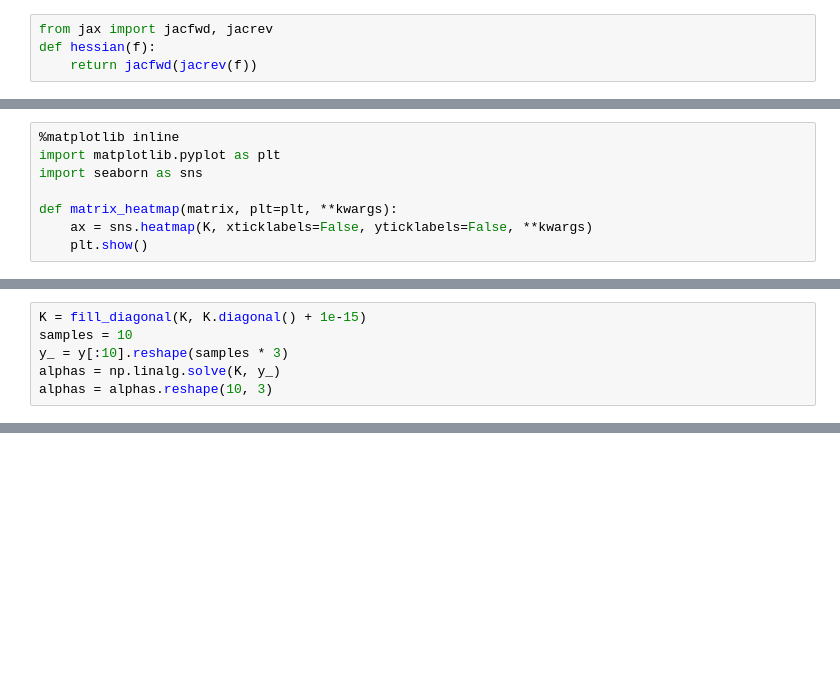
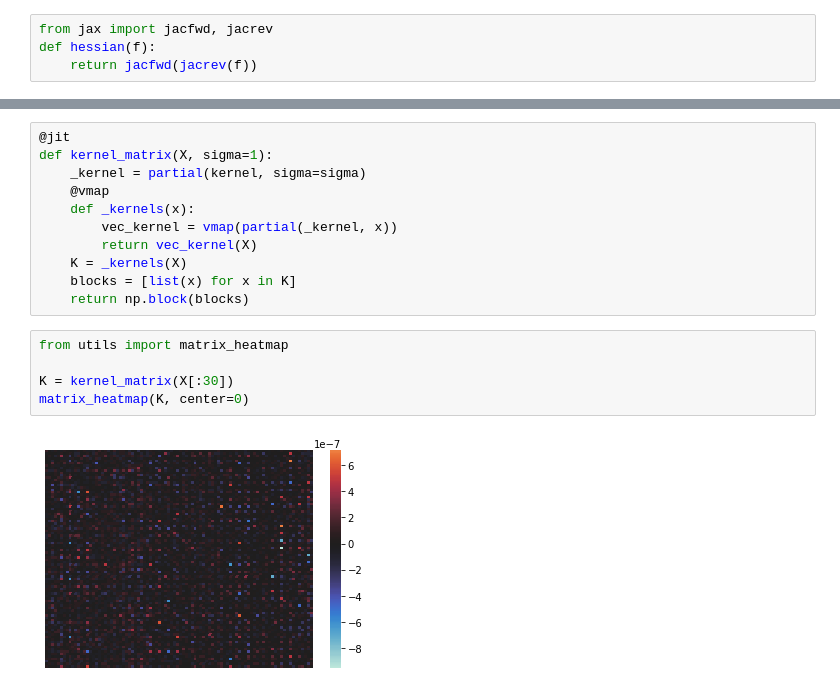
Before and after one commit to boc0/gdml, a Jupyter notebook: dipole.ipynb, the cells around one changed output, grey strips where cells are left out. Saved outputs shown, nothing was run; the diff lists cells and outputs as text; blank space fills up the shorter version.

```diff
--- a/dipole.ipynb
+++ b/dipole.ipynb
@@ -137,8 +99,0 @@ DeviceArray([[-5.9604645e-08,  0.0000000e+00,  5.9604645e-08],
-# %%
-%matplotlib inline
-import matplotlib.pyplot as plt
-import seaborn as sns
-
-def matrix_heatmap(matrix, plt=plt, **kwargs):
-    ax = sns.heatmap(K, xticklabels=False, yticklabels=False, **kwargs)
-    plt.show()
@@ -149,6 +99,0 @@ matrix_heatmap(K, center=0)
-# %%
-K = fill_diagonal(K, K.diagonal() + 1e-15)
-samples = 10
-y_ = y[:10].reshape(samples * 3)
-alphas = np.linalg.solve(K, y_)
-alphas = alphas.reshape(10, 3)
@@ -167,0 +107,18 @@ print(y[9])
+# %%
+@jit
+def kernel_matrix(X, sigma=1):
+    _kernel = partial(kernel, sigma=sigma)
+    @vmap
+    def _kernels(x):
+        vec_kernel = vmap(partial(_kernel, x))
+        return vec_kernel(X)
+    K = _kernels(X)
+    blocks = [list(x) for x in K]
+    return np.block(blocks)
+# %%
+from utils import matrix_heatmap
+
+K = kernel_matrix(X[:30])
+matrix_heatmap(K, center=0)
+# %% [output]
+[figure, added]
```
Also changed, not shown: parts of 35 cells of this notebook, 1 other file.
